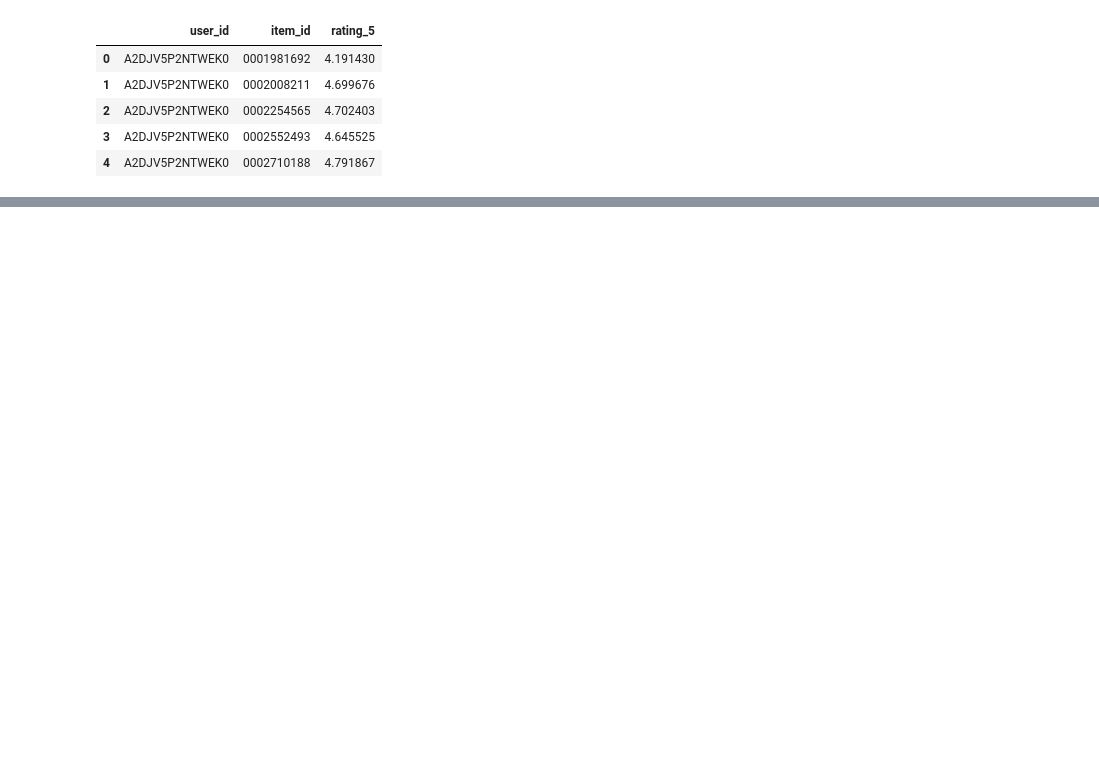
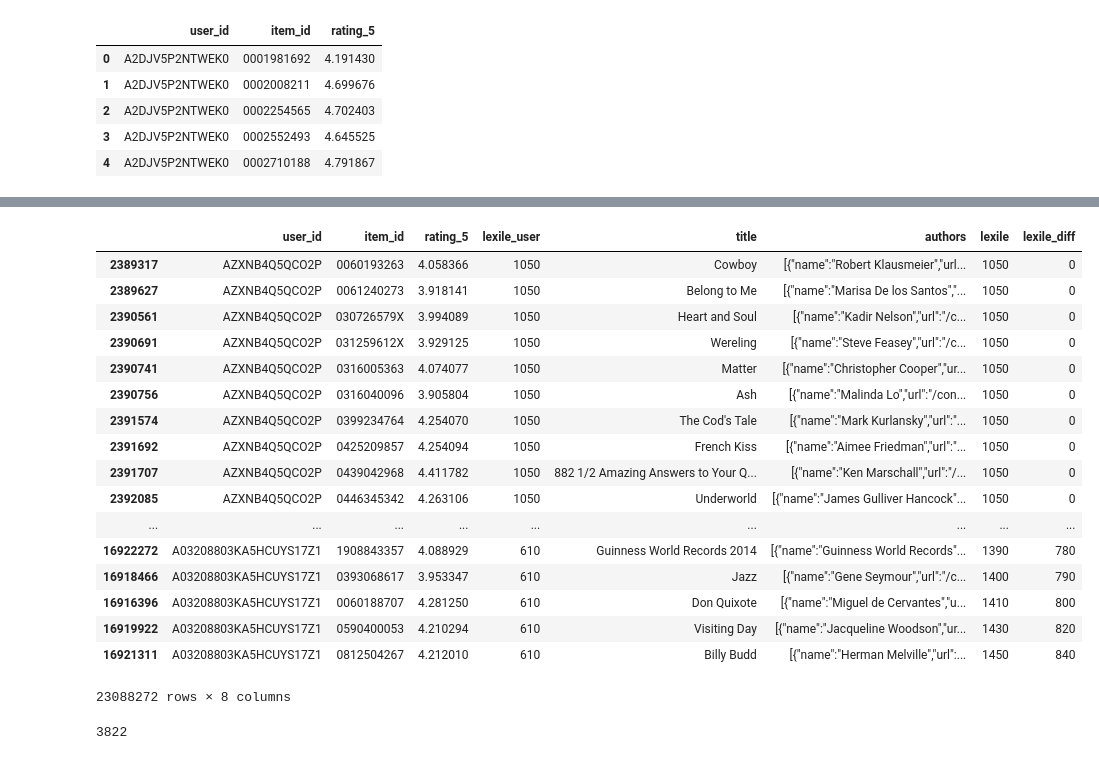
Before and after one commit to ankur-rc/blyton-book_recommender, a Jupyter notebook: code/data.engg/storing_sql_db.ipynb, the cells around one changed output, grey strips where cells are left out. Saved outputs shown, nothing was run; the diff lists cells and outputs as text; code cells hidden in the pictures; blank space fills up the shorter version.

```diff
--- a/code/data.engg/storing_sql_db.ipynb
+++ b/code/data.engg/storing_sql_db.ipynb
@@ -59,0 +102,7 @@ utility1.to_sql("utility_tbl", conn, index=False)
+# %%
+# We will require timestamp, otherwise hard to defend.
+# sort usr_lxl at user, rating level & select first row for each user
+usr_lxl2 = usr_lxl.sort_values(by=['user', 'rating_5'], ascending=False).groupby('user').first().reset_index()
+usr_lxl3 = usr_lxl2[["user","lexile"]].rename(columns={'lexile':'lexile_user'})
+
+usr_lxl3.head()
@@ -59,0 +116,6 @@ utility1.to_sql("utility_tbl", conn, index=False)
+# %%
+# merge user lexile ratings with predictions data & join lexile ratings of books
+df2 = df.merge(usr_lxl3, how='left', left_on='user_id', right_on='user').drop('user',axis=1)\
+        .merge(metadata1, how='left', left_on='item_id', right_on='asin')
+
+df2.head()
@@ -59,0 +129,31 @@ utility1.to_sql("utility_tbl", conn, index=False)
+# %%
+usr_itm_lxl = df2
+usr_itm_lxl["lexile_diff"] = abs(usr_itm_lxl["lexile_user"] - usr_itm_lxl["lexile"])
+# %%
+usr_itm_lxl2 = usr_itm_lxl.drop(['asin'],axis=1).sort_values(by=['user_id', 'lexile_diff'], ascending=[False, True])
+# %%
+usr_itm_lxl2
+# %% [output]
+|  | user_id | item_id | rating_5 | lexile_user | title | authors | lexile | lexile_diff |
+| 2389317 | AZXNB4Q5QCO2P | 0060193263 | 4.058366 | 1050 | Cowboy | [{"name":"Robert Klausmeier","url... | 1050 | 0 |
+| 2389627 | AZXNB4Q5QCO2P | 0061240273 | 3.918141 | 1050 | Belong to Me | [{"name":"Marisa De los Santos","... | 1050 | 0 |
+| 2390561 | AZXNB4Q5QCO2P | 030726579X | 3.994089 | 1050 | Heart and Soul | [{"name":"Kadir Nelson","url":"/c... | 1050 | 0 |
+| 2390691 | AZXNB4Q5QCO2P | 031259612X | 3.929125 | 1050 | Wereling | [{"name":"Steve Feasey","url":"/c... | 1050 | 0 |
+| 2390741 | AZXNB4Q5QCO2P | 0316005363 | 4.074077 | 1050 | Matter | [{"name":"Christopher Cooper","ur... | 1050 | 0 |
+| 2390756 | AZXNB4Q5QCO2P | 0316040096 | 3.905804 | 1050 | Ash | [{"name":"Malinda Lo","url":"/con... | 1050 | 0 |
+| 2391574 | AZXNB4Q5QCO2P | 0399234764 | 4.254070 | 1050 | The Cod's Tale | [{"name":"Mark Kurlansky","url":"... | 1050 | 0 |
+| 2391692 | AZXNB4Q5QCO2P | 0425209857 | 4.254094 | 1050 | French Kiss | [{"name":"Aimee Friedman","url":"... | 1050 | 0 |
+| 2391707 | AZXNB4Q5QCO2P | 0439042968 | 4.411782 | 1050 | 882 1/2 Amazing Answers to Your Q... | [{"name":"Ken Marschall","url":"/... | 1050 | 0 |
+| 2392085 | AZXNB4Q5QCO2P | 0446345342 | 4.263106 | 1050 | Underworld | [{"name":"James Gulliver Hancock"... | 1050 | 0 |
+| ... | ... | ... | ... | ... | ... | ... | ... | ... |
+| 16922272 | A03208803KA5HCUYS17Z1 | 1908843357 | 4.088929 | 610 | Guinness World Records 2014 | [{"name":"Guinness World Records"... | 1390 | 780 |
+| 16918466 | A03208803KA5HCUYS17Z1 | 0393068617 | 3.953347 | 610 | Jazz | [{"name":"Gene Seymour","url":"/c... | 1400 | 790 |
+| 16916396 | A03208803KA5HCUYS17Z1 | 0060188707 | 4.281250 | 610 | Don Quixote | [{"name":"Miguel de Cervantes","u... | 1410 | 800 |
+| 16919922 | A03208803KA5HCUYS17Z1 | 0590400053 | 4.210294 | 610 | Visiting Day | [{"name":"Jacqueline Woodson","ur... | 1430 | 820 |
+| 16921311 | A03208803KA5HCUYS17Z1 | 0812504267 | 4.212010 | 610 | Billy Budd | [{"name":"Herman Melville","url":... | 1450 | 840 |
+23088272 rows × 8 columns
+# %%
+# distinct users
+len(usr_itm_lxl2["user_id"].unique())
+# %% [output]
+3822
```
Also changed, not shown: parts of 9 cells of this notebook.
